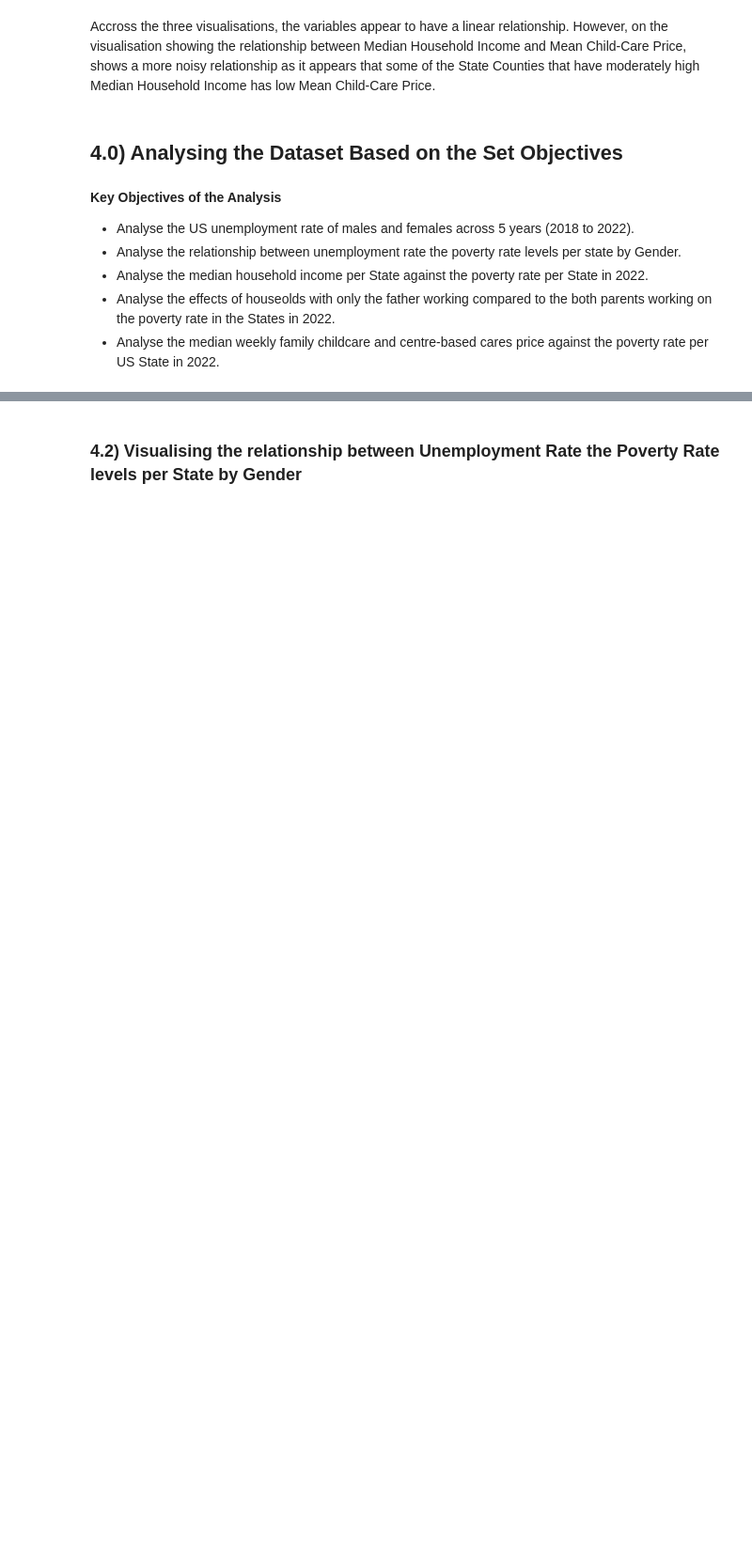
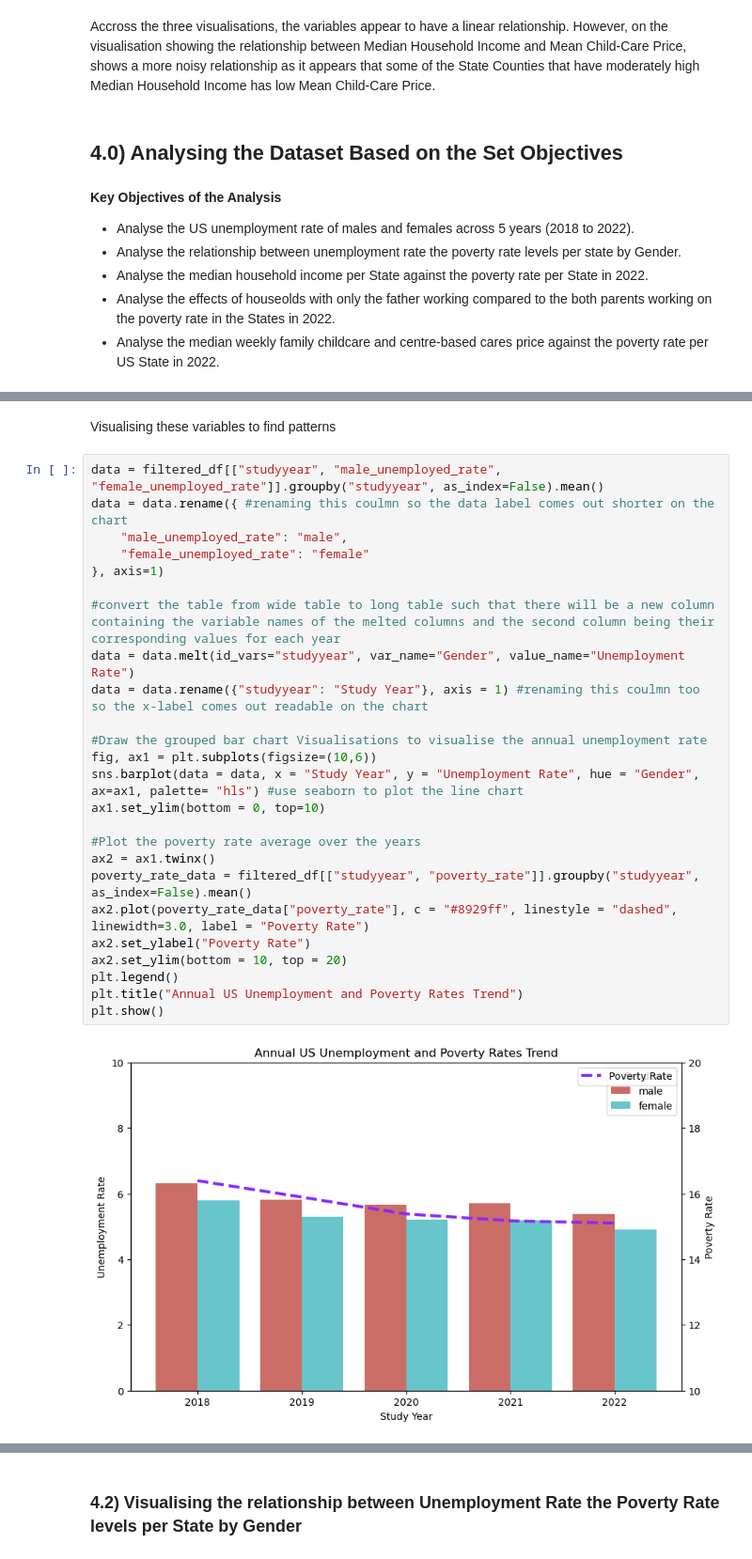
Before and after one commit to kaymighty86/us-poverty-rate-analysis, a Jupyter notebook: us_poverty_rate_analysis_notebook.ipynb, the cells around one changed output, grey strips where cells are left out. Shown at 94% size. Cells and saved outputs as stored; diff of their text form; blank space fills up the shorter version.

Commit message:
Did further refinement on some visualisations

```diff
--- a/us_poverty_rate_analysis_notebook.ipynb
+++ b/us_poverty_rate_analysis_notebook.ipynb
@@ -526,0 +538,29 @@ Accross the three visualisations, the variables appear to have a linear relation
+# %% [markdown]
+Visualising these variables to find patterns
+# %%
+data = filtered_df[["studyyear", "male_unemployed_rate", "female_unemployed_rate"]].groupby("studyyear", as_index=False).mean()
+data = data.rename({ #renaming this coulmn so the data label comes out shorter on the chart
+    "male_unemployed_rate": "male",
+    "female_unemployed_rate": "female"
+}, axis=1)
+
+#convert the table from wide table to long table such that there will be a new column containing the variable names of the melted columns and the second column being their corresponding values for each year
+data = data.melt(id_vars="studyyear", var_name="Gender", value_name="Unemployment Rate")
+data = data.rename({"studyyear": "Study Year"}, axis = 1) #renaming this coulmn too so the x-label comes out readable on the chart
+
+#Draw the grouped bar chart Visualisations to visualise the annual unemployment rate
+fig, ax1 = plt.subplots(figsize=(10,6))
+sns.barplot(data = data, x = "Study Year", y = "Unemployment Rate", hue = "Gender", ax=ax1, palette= "hls") #use seaborn to plot the line chart
+ax1.set_ylim(bottom = 0, top=10)
+
+#Plot the poverty rate average over the years
+ax2 = ax1.twinx()
+poverty_rate_data = filtered_df[["studyyear", "poverty_rate"]].groupby("studyyear", as_index=False).mean()
+ax2.plot(poverty_rate_data["poverty_rate"], c = "#8929ff", linestyle = "dashed", linewidth=3.0, label = "Poverty Rate")
+ax2.set_ylabel("Poverty Rate")
+ax2.set_ylim(bottom = 10, top = 20)
+plt.legend()
+plt.title("Annual US Unemployment and Poverty Rates Trend")
+plt.show()
+# %% [output]
+[figure, added]
```
Also changed, not shown: parts of 7 cells of this notebook.
